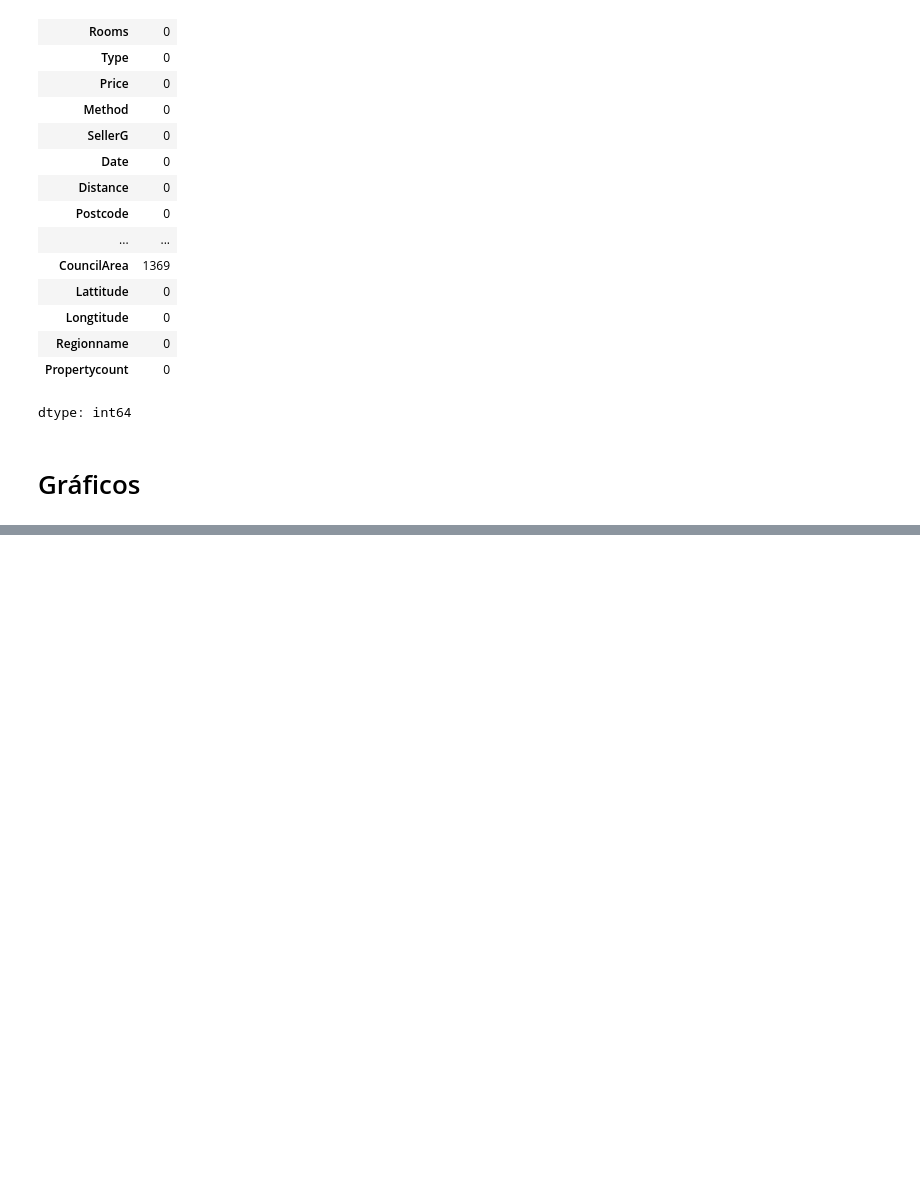
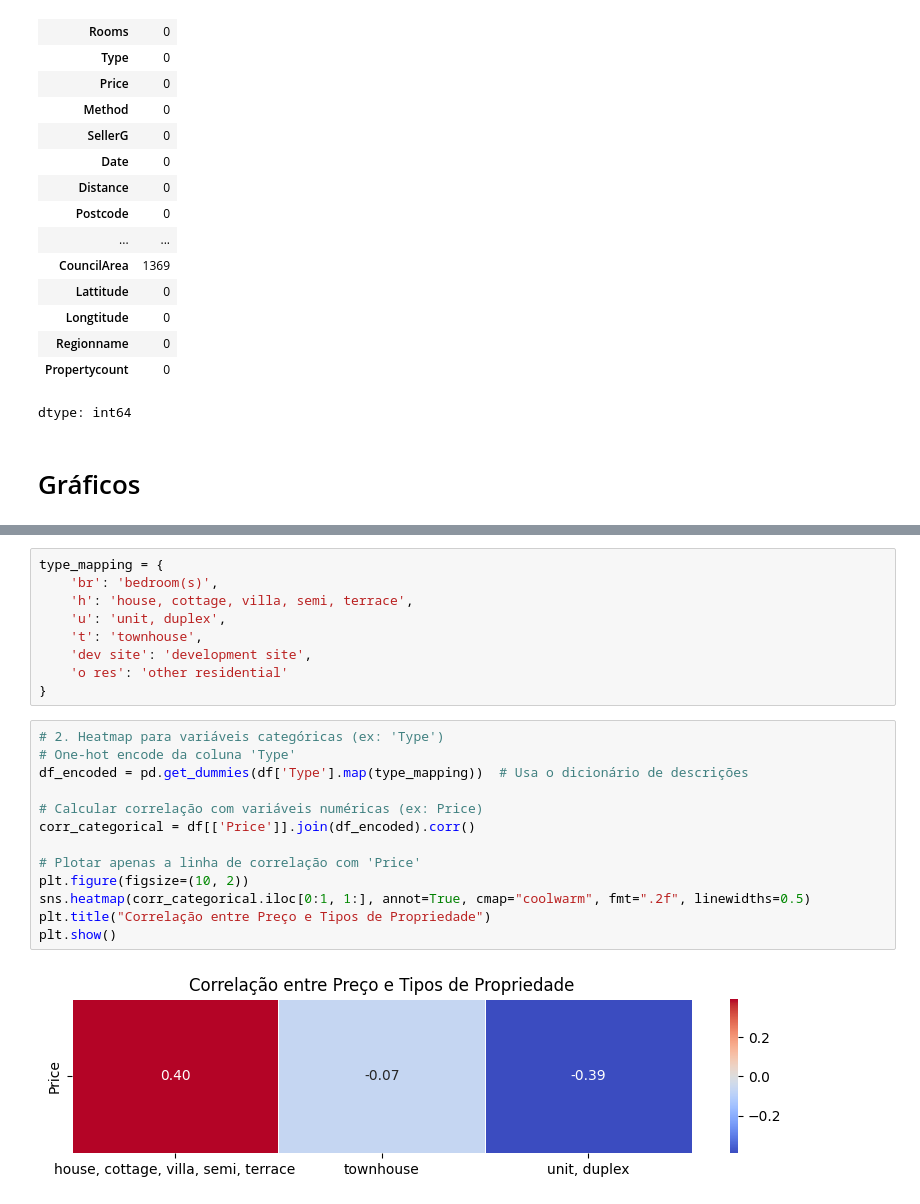
Before and after one commit to GaBevilacqua/CD, a Jupyter notebook: Melbourne.ipynb, the cells around one changed output, grey strips where cells are left out. Saved outputs shown, nothing was run; the diff lists cells and outputs as text; blank space fills up the shorter version.

```diff
--- a/Melbourne.ipynb
+++ b/Melbourne.ipynb
@@ -107,0 +134,24 @@ df.hist(figsize=(12,8));
+# %%
+type_mapping = {
+    'br': 'bedroom(s)',
+    'h': 'house, cottage, villa, semi, terrace',
+    'u': 'unit, duplex',
+    't': 'townhouse',
+    'dev site': 'development site',
+    'o res': 'other residential'
+}
+# %%
+# 2. Heatmap para variáveis categóricas (ex: 'Type')
+# One-hot encode da coluna 'Type'
+df_encoded = pd.get_dummies(df['Type'].map(type_mapping))  # Usa o dicionário de descrições
+
+# Calcular correlação com variáveis numéricas (ex: Price)
+corr_categorical = df[['Price']].join(df_encoded).corr()
+
+# Plotar apenas a linha de correlação com 'Price'
+plt.figure(figsize=(10, 2))
+sns.heatmap(corr_categorical.iloc[0:1, 1:], annot=True, cmap="coolwarm", fmt=".2f", linewidths=0.5)
+plt.title("Correlação entre Preço e Tipos de Propriedade")
+plt.show()
+# %% [output]
+[figure, added]
```
Also changed, not shown: parts of 10 cells of this notebook.
